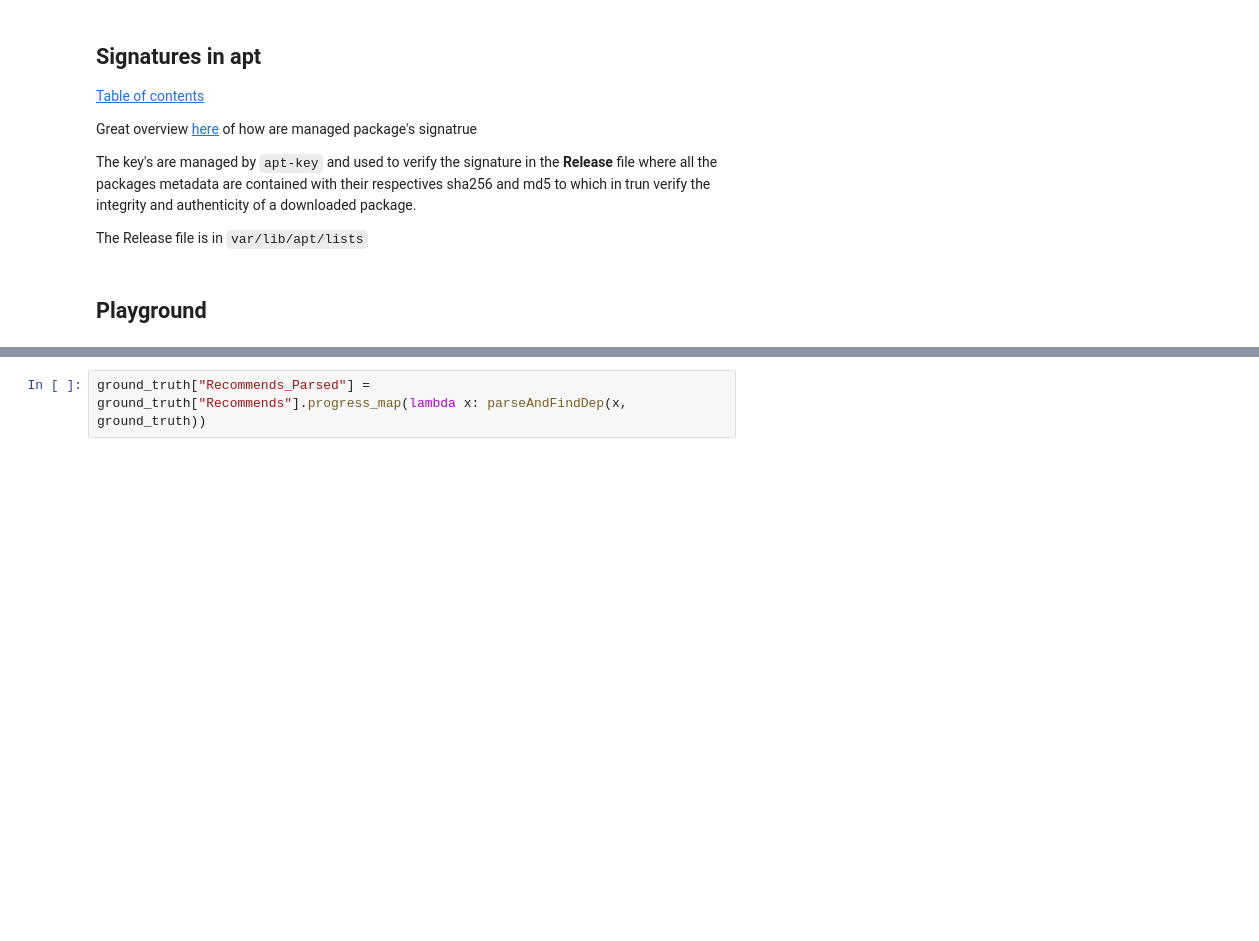
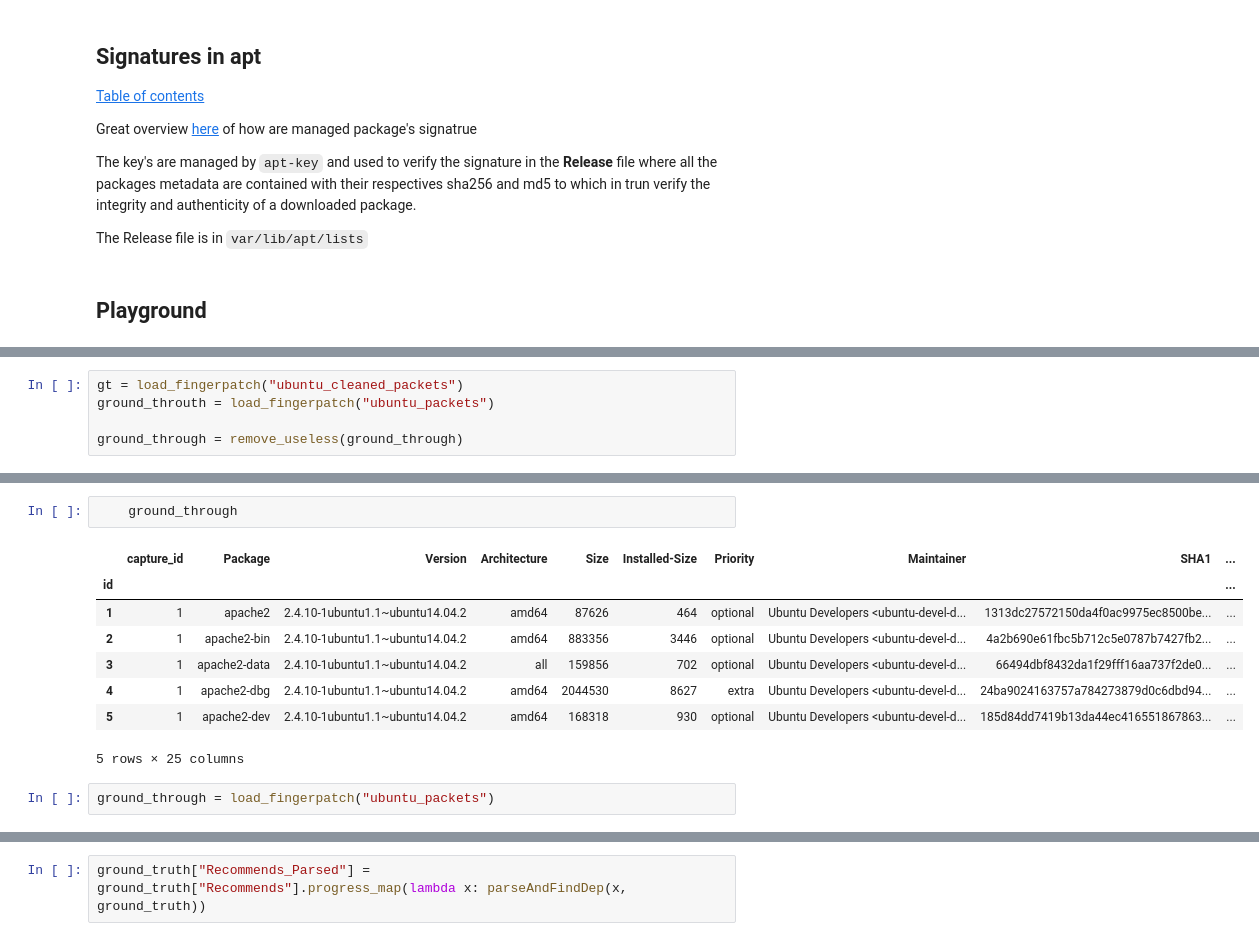
Before and after one commit to alex35469/fingerpatch, a Jupyter notebook: attack/Attack_vizualization.ipynb, the cells around one changed output, grey strips where cells are left out. Cells and saved outputs as stored; diff of their text form; blank space fills up the shorter version.

```diff
--- a/attack/Attack_vizualization.ipynb
+++ b/attack/Attack_vizualization.ipynb
@@ -2000,0 +2287,5 @@ l.p
+# %%
+gt = load_fingerpatch("ubuntu_cleaned_packets")
+ground_throuth = load_fingerpatch("ubuntu_packets")
+
+ground_through = remove_useless(ground_through)
@@ -2000,0 +2304,13 @@ l.p
+# %%
+    ground_through
+# %% [output]
+|  | capture_id | Package | Version | Architecture | Size | Installed-Size | Priority | Maintainer | SHA1 | ... |
+| id |  |  |  |  |  |  |  |  |  | ... |
+| 1 | 1 | apache2 | 2.4.10-1ubuntu1.1~ubuntu14.04.2 | amd64 | 87626 | 464 | optional | Ubuntu Developers <ubuntu-devel-d... | 1313dc27572150da4f0ac9975ec8500be... | ... |
+| 2 | 1 | apache2-bin | 2.4.10-1ubuntu1.1~ubuntu14.04.2 | amd64 | 883356 | 3446 | optional | Ubuntu Developers <ubuntu-devel-d... | 4a2b690e61fbc5b712c5e0787b7427fb2... | ... |
+| 3 | 1 | apache2-data | 2.4.10-1ubuntu1.1~ubuntu14.04.2 | all | 159856 | 702 | optional | Ubuntu Developers <ubuntu-devel-d... | 66494dbf8432da1f29fff16aa737f2de0... | ... |
+| 4 | 1 | apache2-dbg | 2.4.10-1ubuntu1.1~ubuntu14.04.2 | amd64 | 2044530 | 8627 | extra | Ubuntu Developers <ubuntu-devel-d... | 24ba9024163757a784273879d0c6dbd94... | ... |
+| 5 | 1 | apache2-dev | 2.4.10-1ubuntu1.1~ubuntu14.04.2 | amd64 | 168318 | 930 | optional | Ubuntu Developers <ubuntu-devel-d... | 185d84dd7419b13da44ec416551867863... | ... |
+5 rows × 25 columns
+# %%
+ground_through = load_fingerpatch("ubuntu_packets")
```
Also changed, not shown: parts of 61 cells of this notebook, 5 other files.
